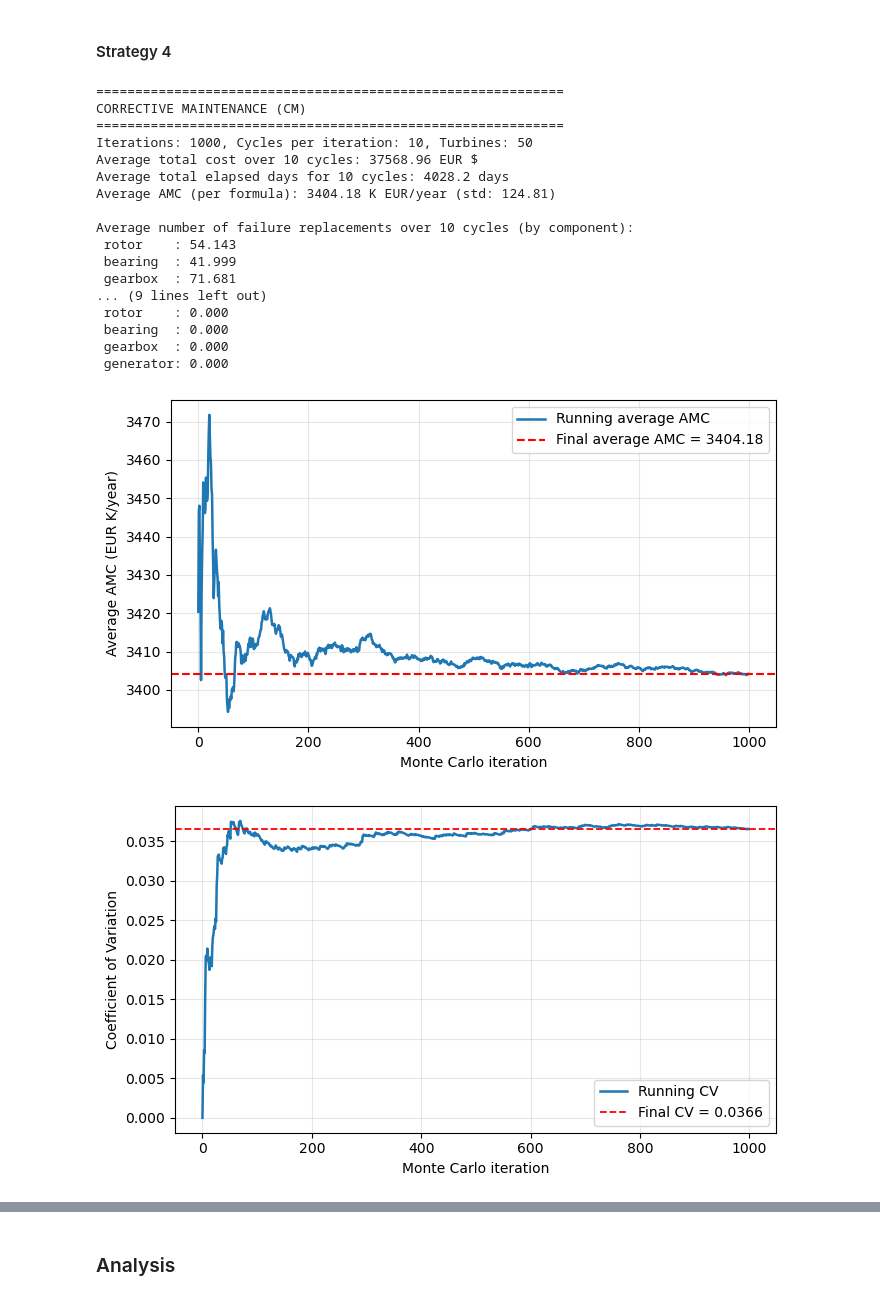
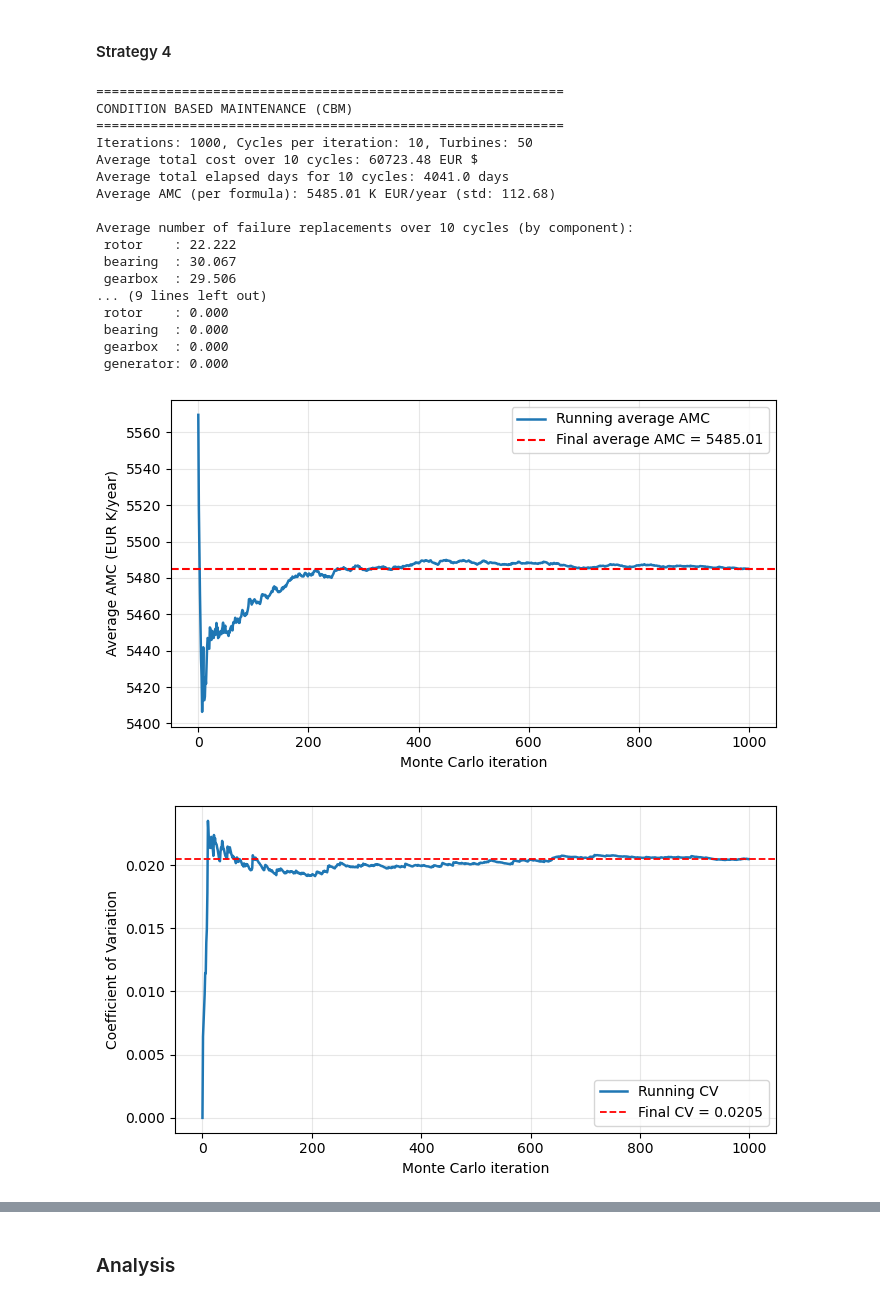
Before and after one commit to jens-le00/Reliability_and_Maintenance_A4, a Jupyter notebook: RaM_A4.ipynb, the cells around one changed output, grey strips where cells are left out. Drawn from its saved outputs; the diff is of its cells as text; code cells hidden in the pictures.

```diff
--- a/RaM_A4.ipynb
+++ b/RaM_A4.ipynb
@@ -530,43 +464,6 @@ Average number of failure replacements over 10 cycles (by component):
 # %% [markdown]
 #### Strategy 4
 # %%
-# --- Simulation classes ---
-class Component:
-    def __init__(self, name, id, age=0):
-        self.name = name
-        self.id = id
-        self.age = age
-        self.replaced = False
-        self.shape = WEIBULL_PARAMS[name]['shape']
-        self.scale = WEIBULL_PARAMS[name]['scale']
-        self.failtime = np.random.weibull(self.shape) * self.scale
-        self.MTTF = WEIBULL_PARAMS[name]['MTTF']
-
-    def replace(self, day, replacements):
-        self.age = 0
-        self.failtime = day + np.random.weibull(self.shape) * self.scale
-        self.replaced = True
-        replacements[self.name] += 1
-
-    def minor_repair(self, day, minor_counts):
-        self.age *= (1 - AGE_REDUCTION["minor"])
-        u = np.random.random()
-        remaining = (self.age**self.shape - (self.scale**self.shape) * np.log(u))**(1/self.shape) - self.age
-        self.failtime = day + remaining
-        minor_counts[self.name] += 1
-
-    def major_repair(self, day, major_counts):
-        self.age *= (1 - AGE_REDUCTION["major"])
-        u = np.random.random()
-        remaining = (self.age**self.shape - (self.scale**self.shape) * np.log(u))**(1/self.shape) - self.age
-        self.failtime = day + remaining
-        major_counts[self.name] += 1
-
-class Turbine:
-    def __init__(self, id):
-        self.id = id
-        self.components = [Component(name, id) for name in COMPONENTS]
-
 # --- Strategy function ---
 def strategy4(cycle_length):
     strategy_name = "CONDITION BASED MAINTENANCE (CBM)"
@@ -612,42 +509,39 @@ def strategy4(cycle_length):
         # Add fixed costs
         daily_cost += maintenance * C_FIXED
         daily_cost += len(serviced_turbines) * C_ACCESS
         total_cost += daily_cost
 
         # Jump to next event
         next_day = next_failure
         delta = next_day - day
         if delta <= 0:
             delta = 1e-6  # avoid zero increment
         day = next_day
 
         # Update component ages
         for comp in all_components:
             comp.age += delta
 
     AMC = total_cost / day * 365
 
     return strategy_name, total_cost, day, AMC, replacements, minor_counts, major_counts
-
-# Run Monte Carlo
-run_simple_montecarlo(lambda: strategy1(365))
 # %% [output]
 ============================================================
-CORRECTIVE MAINTENANCE (CM)
+CONDITION BASED MAINTENANCE (CBM)
 ============================================================
 Iterations: 1000, Cycles per iteration: 10, Turbines: 50
-Average total cost over 10 cycles: 37568.96 EUR $
-Average total elapsed days for 10 cycles: 4028.2 days
-Average AMC (per formula): 3404.18 K EUR/year (std: 124.81)
+Average total cost over 10 cycles: 60723.48 EUR $
+Average total elapsed days for 10 cycles: 4041.0 days
+Average AMC (per formula): 5485.01 K EUR/year (std: 112.68)
 
 Average number of failure replacements over 10 cycles (by component):
- rotor    : 54.143
- bearing  : 41.999
- gearbox  : 71.681
+ rotor    : 22.222
+ bearing  : 30.067
+ gearbox  : 29.506
 ... (9 lines left out)
  rotor    : 0.000
  bearing  : 0.000
  gearbox  : 0.000
  generator: 0.000
-[figure, old version]
+[figure, new version]
-[figure, old version]
+[figure, new version]
```
Also changed, not shown: parts of 13 cells of this notebook.
